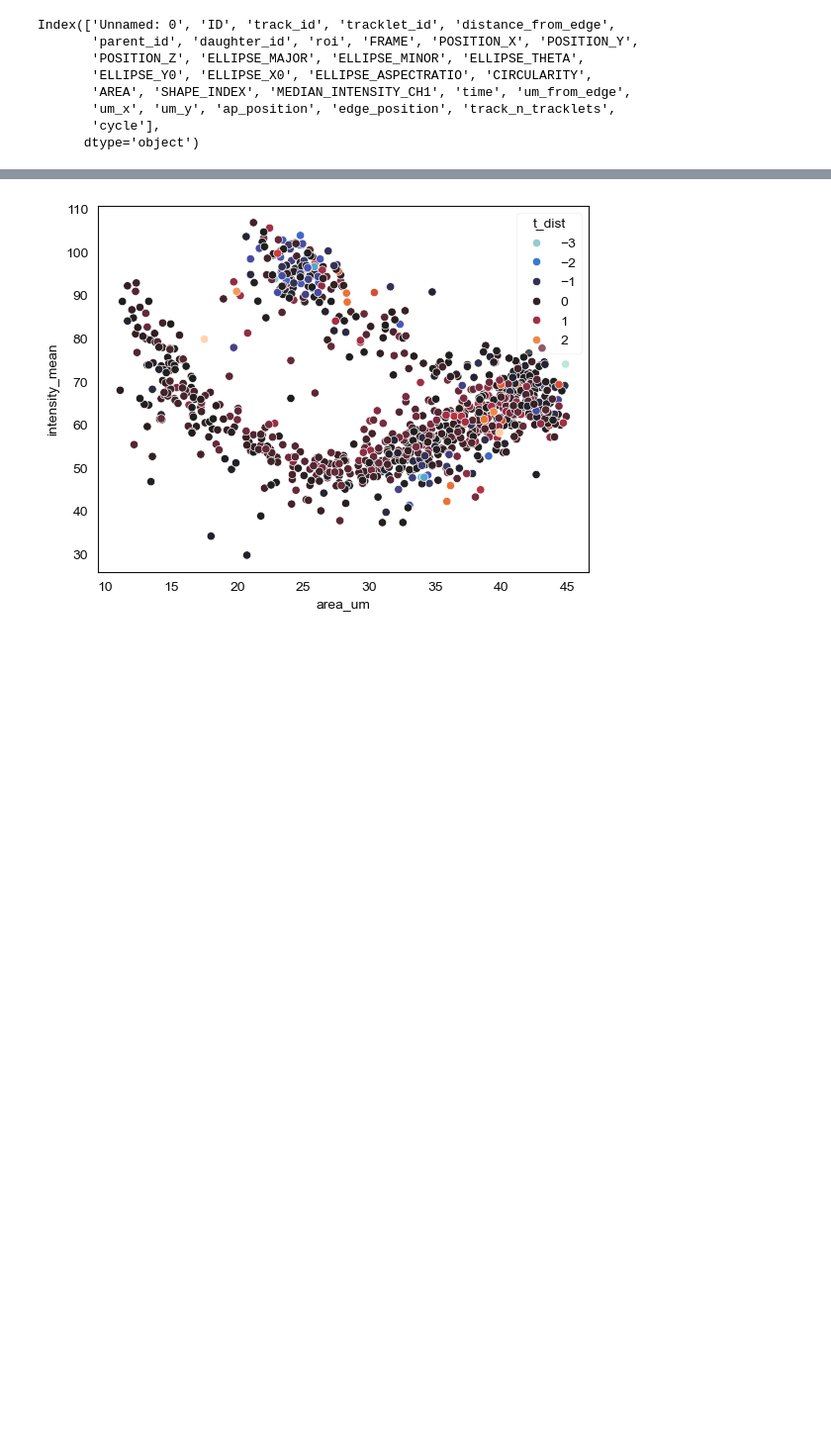
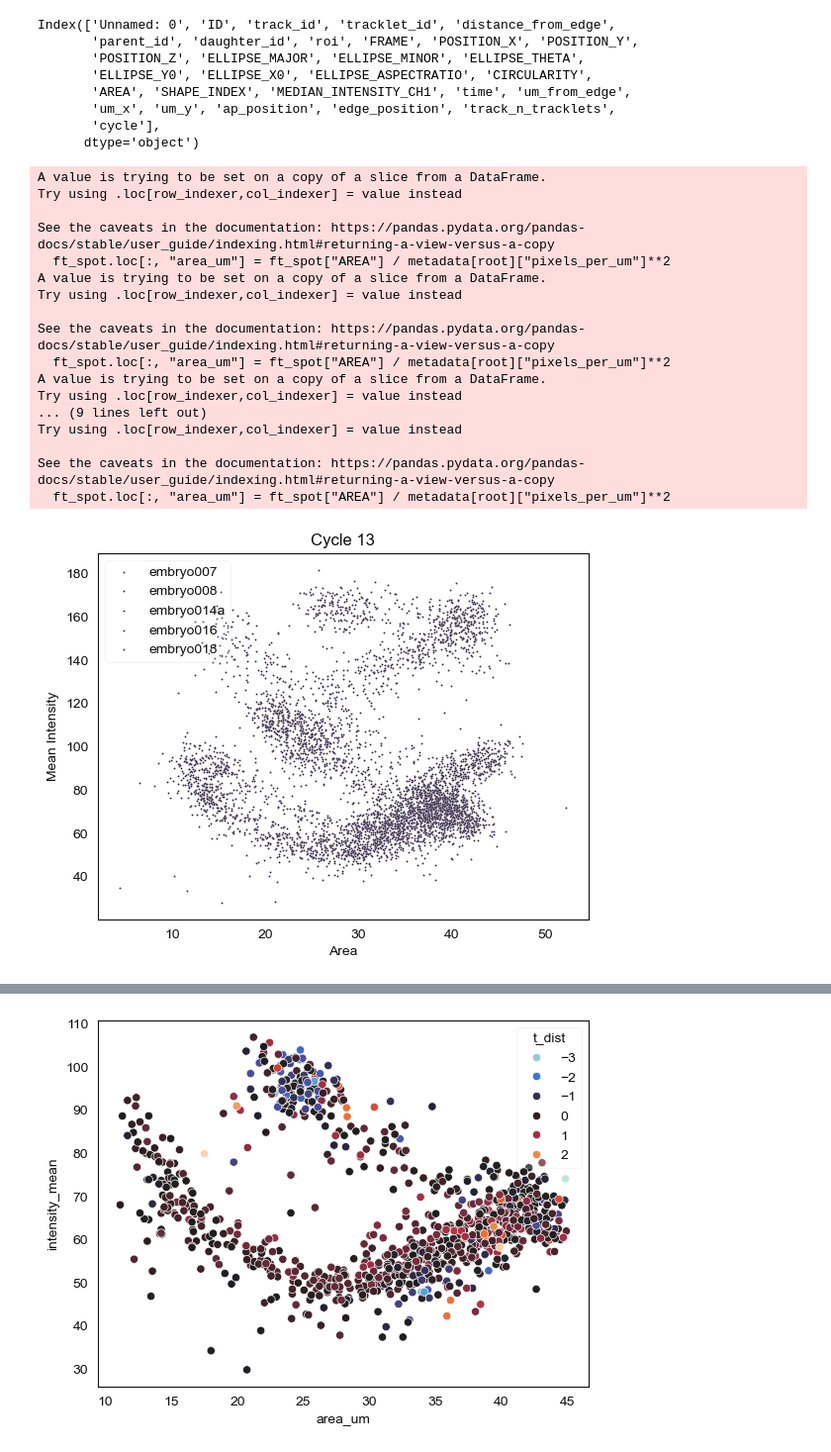
Before and after one commit to Harrison-Oatman/NucleiTracking, a Jupyter notebook: notebooks/multiple_embryo_analysis.ipynb, the cells around one changed output, grey strips where cells are left out. Shown at 99% size. Drawn from its saved outputs; the diff is of its cells as text; code cells hidden in the pictures; blank space fills up the shorter version.

```diff
--- a/notebooks/multiple_embryo_analysis.ipynb
+++ b/notebooks/multiple_embryo_analysis.ipynb
@@ -57,6 +57,75 @@ Index(['Unnamed: 0', 'ID', 'track_id', 'tracklet_id', 'distance_from_edge',
 # %%
 fully_tracked = tracklets_joined[tracklets_joined["track_n_tracklets"] == 31].copy()
 assigned_tracklets = tracklets_joined[(tracklets_joined["n_children"]==2) | (tracklets_joined["parent_tracklet"] != -1)].copy()
+# %%
+root = "embryo016"
+
+fig, ax = plt.subplots()
+
+for i, root in enumerate(roots):
+    spot = spots[root]
+    ft_spot = spot[spot["track_n_tracklets"] == 31]
+    ft_spot.loc[:, "area_um"] = ft_spot["AREA"] / metadata[root]["pixels_per_um"]**2
+
+    cycle = 13
+    sample = ft_spot[ft_spot["cycle"]==cycle].sample(1000)
+
+    rawfile = datapath / root / f"{root}_MaxIP_bgs.tif"
+    raw = tifffile.imread(rawfile)
+    shape = raw.shape
+
+    sample["intensity_mean"] = 0.0
+    sample["intensity_std"] = 0.0
+    sample["intensity_varrat"] = 0.0
+
+    for i, spot in tqdm(sample.iterrows()):
+        x, y = spot["POSITION_X"], spot["POSITION_Y"]
+        t = round(spot["FRAME"])
+        new_track_id = spot["track_id"]
+
+        roi = [float(pt.lstrip("[ ").rstrip("] ")) for pt in spot["roi"].split(",")]
+
+        xs = [round(pt + x) for pt in roi[::2]]
+        ys = [round(pt + y) for pt in roi[1::2]]
+
+        rr, cc = polygon(ys, xs, shape[1:])
+        intensity_vals = raw[tuple([t] + [rr, cc])]
+
+        # take variance ratio of intensity vals
+        sample.loc[i, "intensity_mean"] = intensity_vals.mean()
+        sample.loc[i, "intensity_std"] = intensity_vals.std()
+        sample.loc[i, "intensity_stdrat"] = intensity_vals.std() / intensity_vals.mean()
+
+
+    x = sample["area_um"] / sample["area_um"].mean()
+
+    sns.scatterplot(sample, x="area_um", y="intensity_mean", color=s_palette(i/len(roots)), ax=ax, s=2, label=root)
+plt.legend()
+plt.title(f"Cycle {cycle}")
+plt.xlabel("Area")
+plt.ylabel("Mean Intensity")
+plt.savefig(plotpath / f"cycle_{cycle}_intensity_scatter.png")
+
+plt.show()
+# %% [output]
+A value is trying to be set on a copy of a slice from a DataFrame.
+Try using .loc[row_indexer,col_indexer] = value instead
+
+See the caveats in the documentation: https://pandas.pydata.org/pandas-docs/stable/user_guide/indexing.html#returning-a-view-versus-a-copy
+  ft_spot.loc[:, "area_um"] = ft_spot["AREA"] / metadata[root]["pixels_per_um"]**2
+A value is trying to be set on a copy of a slice from a DataFrame.
+Try using .loc[row_indexer,col_indexer] = value instead
+
+See the caveats in the documentation: https://pandas.pydata.org/pandas-docs/stable/user_guide/indexing.html#returning-a-view-versus-a-copy
+  ft_spot.loc[:, "area_um"] = ft_spot["AREA"] / metadata[root]["pixels_per_um"]**2
+A value is trying to be set on a copy of a slice from a DataFrame.
+Try using .loc[row_indexer,col_indexer] = value instead
+... (9 lines left out)
+Try using .loc[row_indexer,col_indexer] = value instead
+
+See the caveats in the documentation: https://pandas.pydata.org/pandas-docs/stable/user_guide/indexing.html#returning-a-view-versus-a-copy
+  ft_spot.loc[:, "area_um"] = ft_spot["AREA"] / metadata[root]["pixels_per_um"]**2
+[figure, added]
 # %%
 from scipy.interpolate import CubicSpline
 
```
Also changed, not shown: parts of 6 cells of this notebook.
